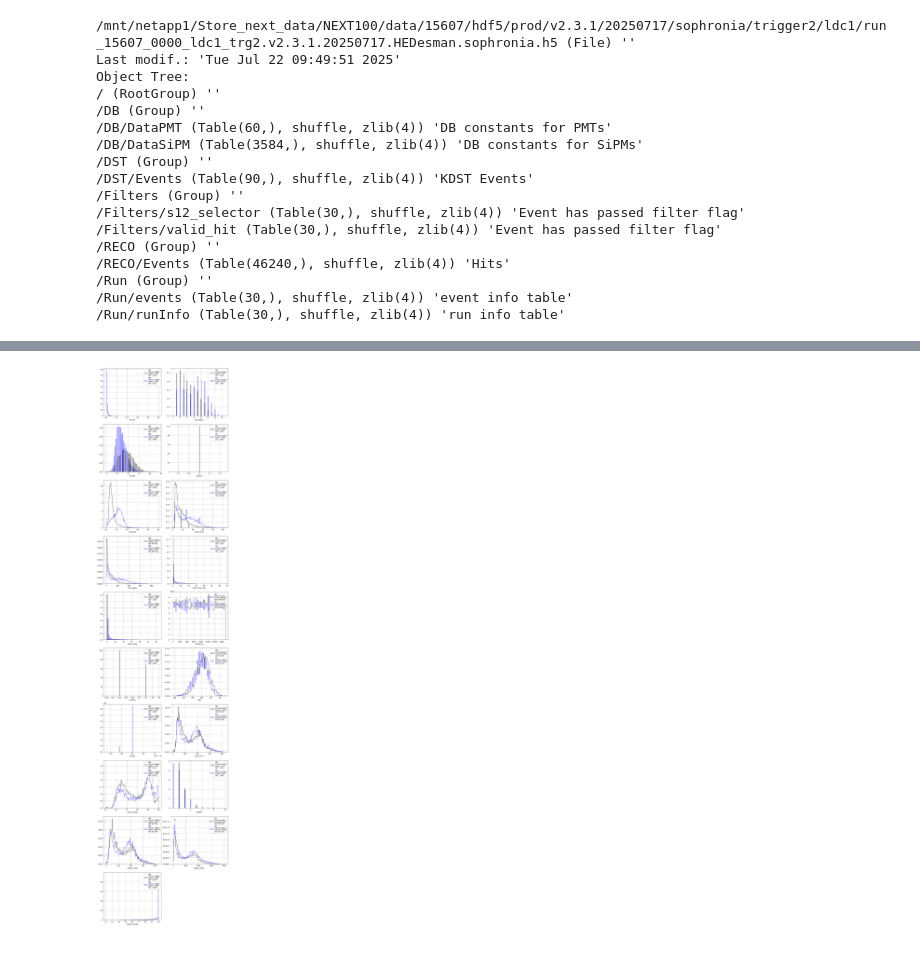
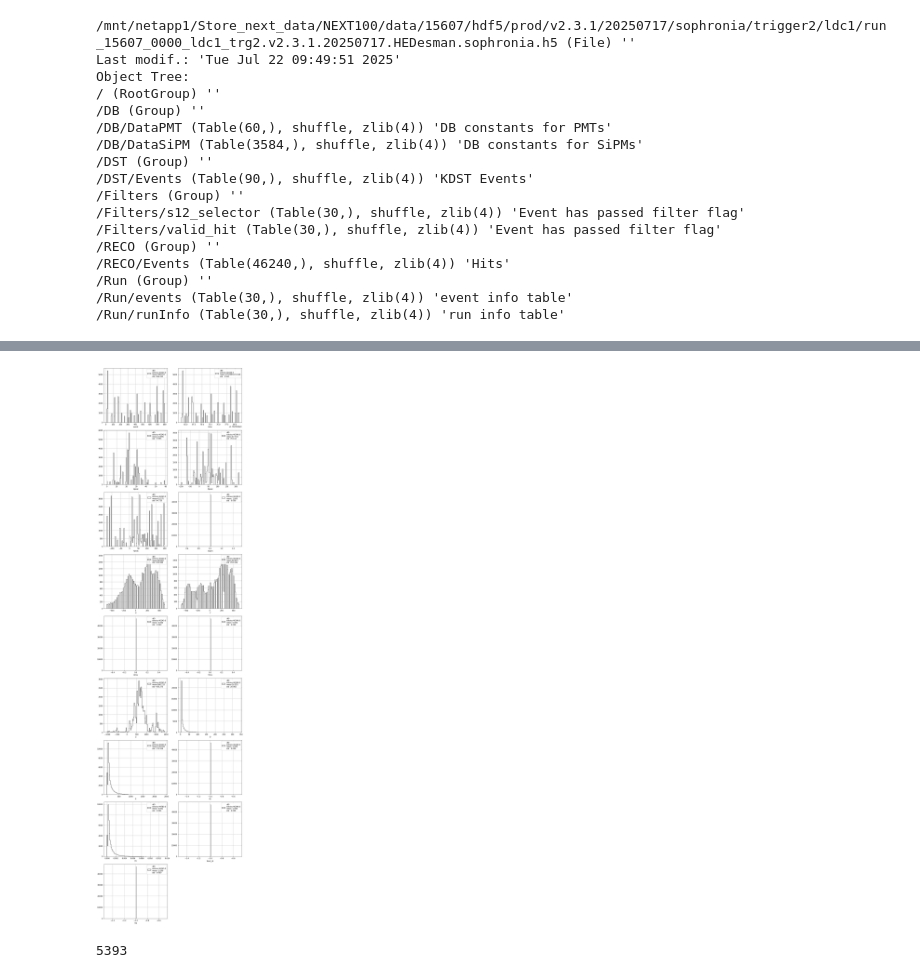
Before and after one commit to jahernando/nextana, a Jupyter notebook: NB/tutorial/sophronia.ipynb, the cells around one changed output, grey strips where cells are left out. Cells and saved outputs as stored; diff of their text form; code cells hidden in the pictures.

```diff
--- a/NB/tutorial/sophronia.ipynb
+++ b/NB/tutorial/sophronia.ipynb
@@ -399,4 +77,4 @@ vars = ['ext_ene',
-# %%
-pltext.df_inspect((dfuni[selbkg], dfuni[selsig]), labels = vars, density = True)
-# %% [output]
-[figure, removed]
+# %%
+pltext.df_inspect(hits)
+# %% [output]
+[figure, added]
@@ -402,0 +83,7 @@ pltext.df_inspect((dfuni[selbkg], dfuni[selsig]), labels = vars, density = True)
+# %%
+events_ids = hits['event'].unique()
+ievent     = events_ids[2]
+event      =  hits[hits.event == ievent]
+len(event)
+# %% [output]
+5393
```
Also changed, not shown: parts of 55 cells of this notebook, 1 other file.
